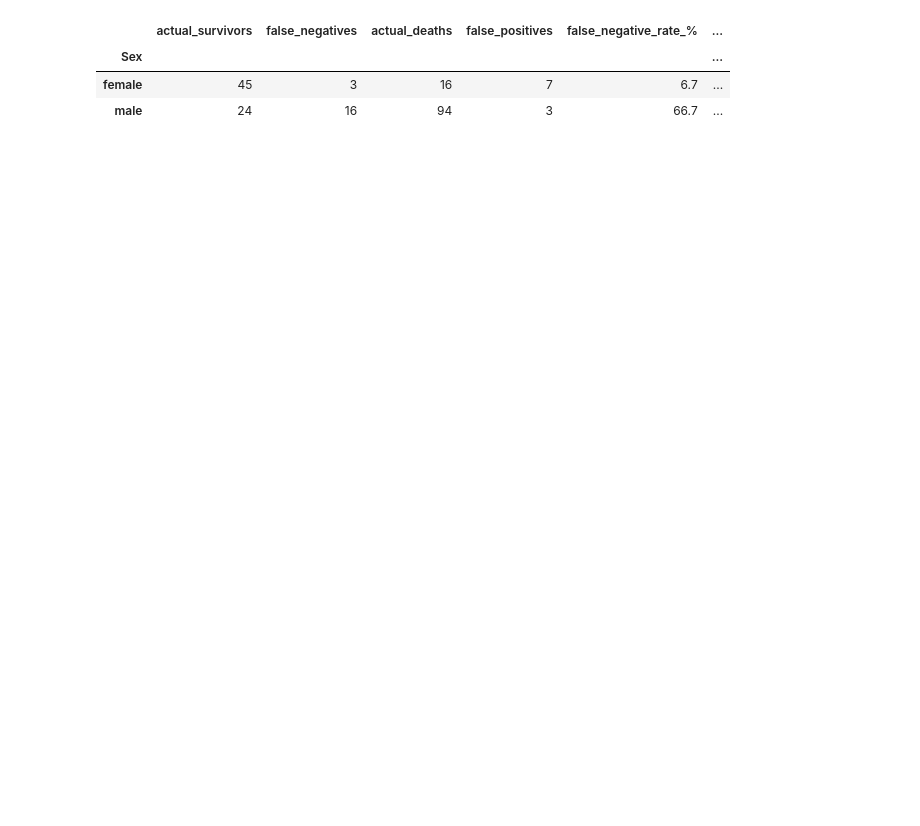
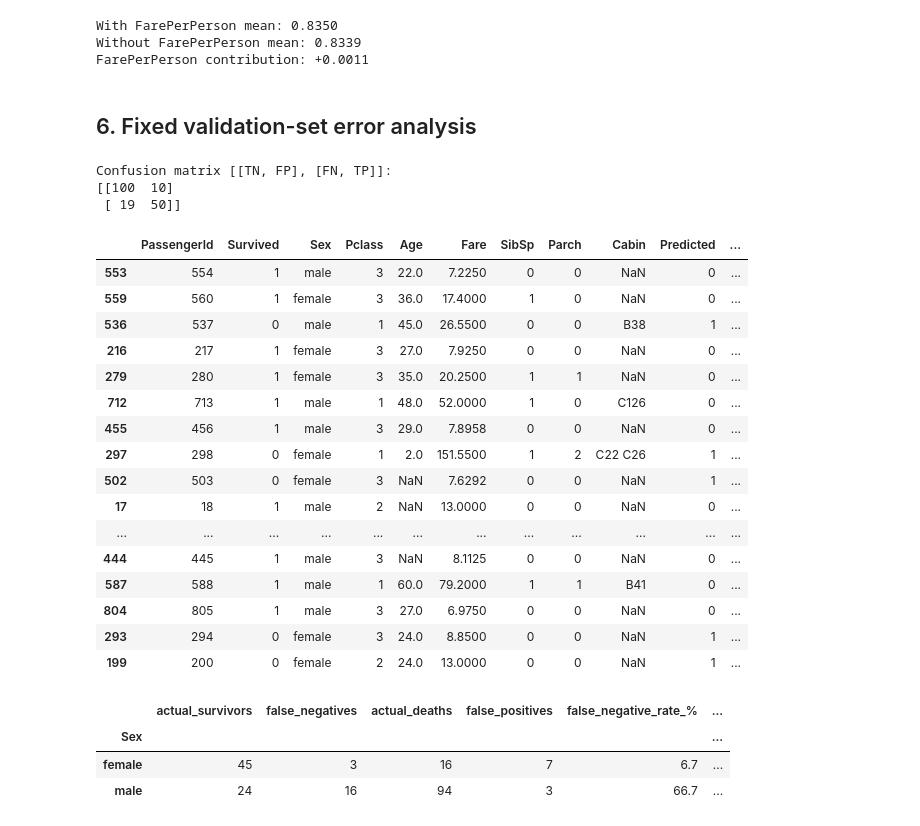
Before and after one commit to Shamil-lateef/titanic-kaggle, a Jupyter notebook: main.ipynb, the cells around one changed output. Drawn from its saved outputs; the diff is of its cells as text; code cells hidden in the pictures; blank space fills up the shorter version.

```diff
--- a/main.ipynb
+++ b/main.ipynb
@@ -263,3 +280,81 @@ dtype: int64
+# %%
+features_without_fare_per_person = [
+    feature for feature in numeric_features
+    if feature != "FarePerPerson"
+]
+
+preprocessor_without_fare_per_person = ColumnTransformer([
+    ("numeric", numeric_pipeline, features_without_fare_per_person),
+    ("categorical", categorical_pipeline, categorical_features)
+])
+
+model_without_fare_per_person = Pipeline([
+    ("preprocessor", preprocessor_without_fare_per_person),
+    ("classifier", LogisticRegression(max_iter=1000))
+])
+
+without_fare_per_person_scores = cross_val_score(
+    model_without_fare_per_person, X, y, cv=cv, scoring="accuracy"
+)
+
+print(f"With FarePerPerson mean: {logistic_scores.mean():.4f}")
+print(f"Without FarePerPerson mean: {without_fare_per_person_scores.mean():.4f}")
+print(
+    f"FarePerPerson contribution: "
+    f"{logistic_scores.mean() - without_fare_per_person_scores.mean():+.4f}"
+)
+# %% [output]
+With FarePerPerson mean: 0.8350
+Without FarePerPerson mean: 0.8339
+FarePerPerson contribution: +0.0011
+# %% [markdown]
+## 6. Fixed validation-set error analysis
+# %%
+validation_model = clone(model)
+validation_model.fit(X_train, y_train)
+valid_predictions = validation_model.predict(X_valid)
+
+print("Confusion matrix [[TN, FP], [FN, TP]]:")
+print(confusion_matrix(y_valid, valid_predictions))
+
+validation_errors = train.loc[
+    X_valid.index,
+    ["PassengerId", "Survived", "Sex", "Pclass", "Age", "Fare", "SibSp", "Parch", "Cabin"]
+].copy()
+
+validation_errors["Predicted"] = valid_predictions
+validation_errors["SurvivalProbability"] = validation_model.predict_proba(X_valid)[:, 1]
+validation_errors["ErrorType"] = np.select(
+    [
+        (validation_errors["Survived"] == 0) & (validation_errors["Predicted"] == 1),
+        (validation_errors["Survived"] == 1) & (validation_errors["Predicted"] == 0),
+    ],
+    ["False positive", "False negative"],
+    default="Correct"
+)
+
+validation_errors[validation_errors["ErrorType"] != "Correct"]
+# %% [output]
+Confusion matrix [[TN, FP], [FN, TP]]:
+[[100  10]
+ [ 19  50]]
+|  | PassengerId | Survived | Sex | Pclass | Age | Fare | SibSp | Parch | Cabin | Predicted | ... |
+| 553 | 554 | 1 | male | 3 | 22.0 | 7.2250 | 0 | 0 | NaN | 0 | ... |
+| 559 | 560 | 1 | female | 3 | 36.0 | 17.4000 | 1 | 0 | NaN | 0 | ... |
+| 536 | 537 | 0 | male | 1 | 45.0 | 26.5500 | 0 | 0 | B38 | 1 | ... |
+| 216 | 217 | 1 | female | 3 | 27.0 | 7.9250 | 0 | 0 | NaN | 0 | ... |
+| 279 | 280 | 1 | female | 3 | 35.0 | 20.2500 | 1 | 1 | NaN | 0 | ... |
+| 712 | 713 | 1 | male | 1 | 48.0 | 52.0000 | 1 | 0 | C126 | 0 | ... |
+| 455 | 456 | 1 | male | 3 | 29.0 | 7.8958 | 0 | 0 | NaN | 0 | ... |
+| 297 | 298 | 0 | female | 1 | 2.0 | 151.5500 | 1 | 2 | C22 C26 | 1 | ... |
+| 502 | 503 | 0 | female | 3 | NaN | 7.6292 | 0 | 0 | NaN | 1 | ... |
+| 17 | 18 | 1 | male | 2 | NaN | 13.0000 | 0 | 0 | NaN | 0 | ... |
+| ... | ... | ... | ... | ... | ... | ... | ... | ... | ... | ... | ... |
+| 444 | 445 | 1 | male | 3 | NaN | 8.1125 | 0 | 0 | NaN | 0 | ... |
+| 587 | 588 | 1 | male | 1 | 60.0 | 79.2000 | 1 | 1 | B41 | 0 | ... |
+| 804 | 805 | 1 | male | 3 | 27.0 | 6.9750 | 0 | 0 | NaN | 0 | ... |
+| 293 | 294 | 0 | female | 3 | 24.0 | 8.8500 | 0 | 0 | NaN | 1 | ... |
+| 199 | 200 | 0 | female | 2 | 24.0 | 13.0000 | 0 | 0 | NaN | 1 | ... |
 # %%
 rate_data = validation_errors.assign(
     actual_survivor=validation_errors["Survived"].eq(1),
```
Also changed, not shown: parts of 49 cells of this notebook, 1 other file.
